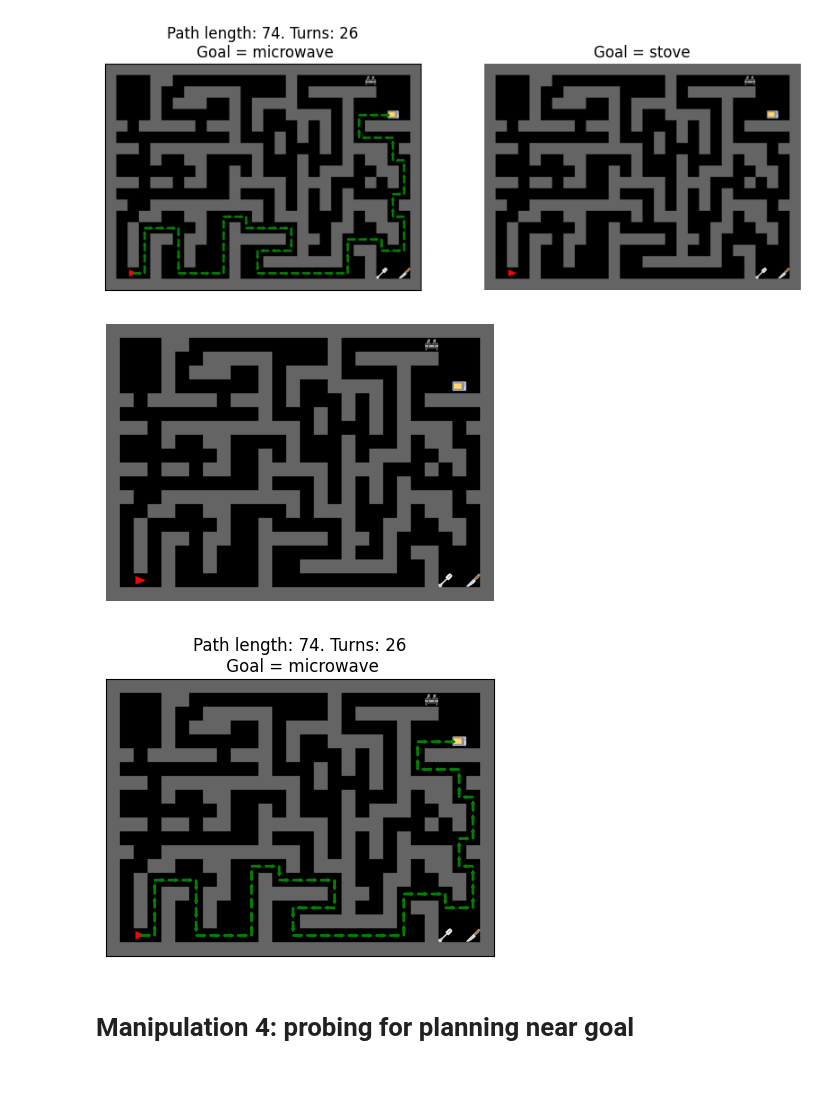
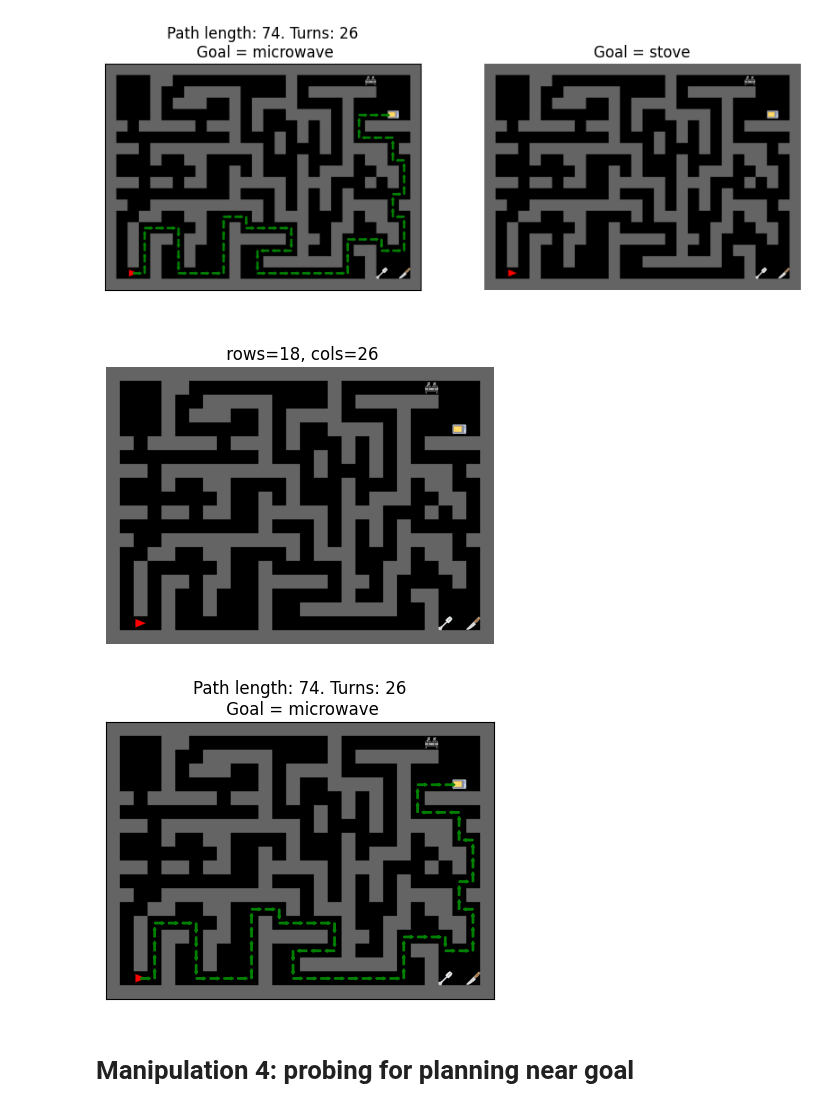
Before and after one commit to wcarvalho/human-dyna-web, a Jupyter notebook: housemaze-mazes.ipynb, the cells around one changed output. Saved outputs shown, nothing was run; the diff lists cells and outputs as text; code cells hidden in the pictures; blank space fills up the shorter version.

```diff
--- a/housemaze-mazes.ipynb
+++ b/housemaze-mazes.ipynb
@@ -91,9 +91,11 @@ def render_maze(maze_str, goal=None, ax=None, include_spawn=False, **kwargs):
     if ax is None:
         fig, ax = plt.subplots(1, figsize=(5, 5))
     ax.imshow(image)
+    grid = level_init[0]
+    title = f"\n rows={grid.shape[0]}, cols={grid.shape[1]}"
     if goal is not None:
-        title = f"Goal = {image_dict['keys'][goal]}"
-        ax.set_title(title)
+        title += f"Goal = {image_dict['keys'][goal]}"
+    ax.set_title(title)
     grid = level_init[0]
     # title = f"\n rows={grid.shape[0]}, cols={grid.shape[1]}"
     # ax.set_title(title)
@@ -279,10 +279,11 @@ grid (18, 26, 1)
 grid (18, 26, 1)
 [figure]
 # %%
-render_maze(mazes.big_m3_maze1, True, False)
+render_maze(mazes.big_m3_maze1)
+# render_maze(mazes.big_m3_maze1, True, False)
 render_path(mazes.big_m3_maze1, goal=task_objects[0])
 # %% [output]
-[figure, old version]
+[figure, new version]
 [figure]
 # %% [markdown]
 # Manipulation 4: probing for planning near goal
```
Also changed, not shown: parts of 4 cells of this notebook, 1 other file.
